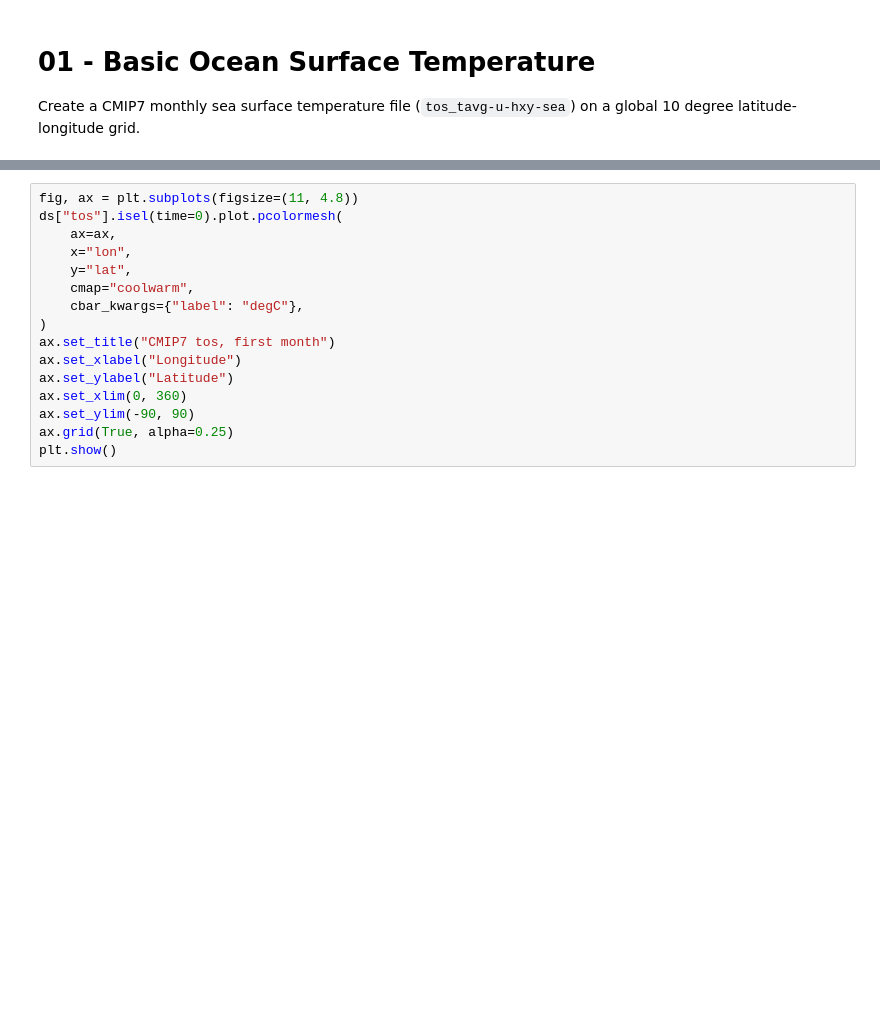
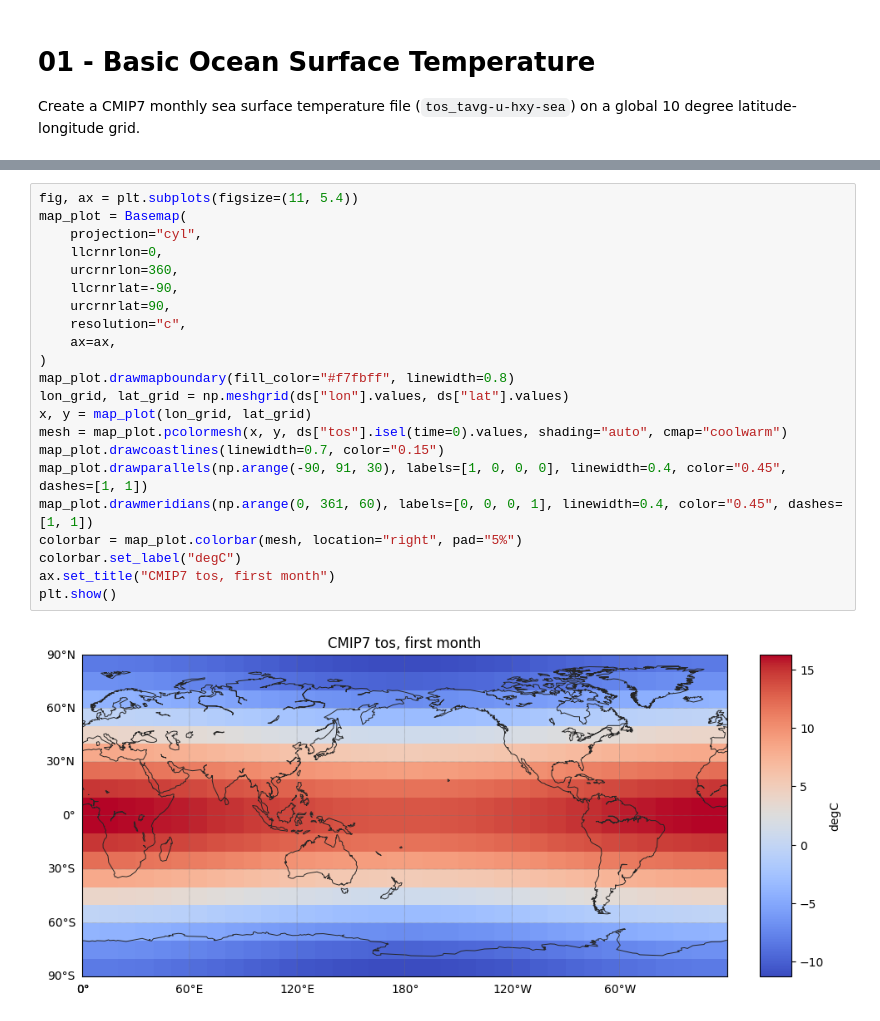
Before and after one commit to PCMDI/cmor, a Jupyter notebook: notebooks/01_basic_ocean_surface_temperature.ipynb, the cells around one changed output, grey strips where cells are left out. Saved outputs shown, nothing was run; the diff lists cells and outputs as text; blank space fills up the shorter version.

Commit message:
Update notebooks README and add map to visualization

```diff
--- a/notebooks/01_basic_ocean_surface_temperature.ipynb
+++ b/notebooks/01_basic_ocean_surface_temperature.ipynb
@@ -121,16 +158,24 @@ print(f"Variable attributes: {dict(ds['tos'].attrs)}")
 # %%
-fig, ax = plt.subplots(figsize=(11, 4.8))
-ds["tos"].isel(time=0).plot.pcolormesh(
+fig, ax = plt.subplots(figsize=(11, 5.4))
+map_plot = Basemap(
+    projection="cyl",
+    llcrnrlon=0,
+    urcrnrlon=360,
+    llcrnrlat=-90,
+    urcrnrlat=90,
+    resolution="c",
     ax=ax,
-    x="lon",
-    y="lat",
-    cmap="coolwarm",
-    cbar_kwargs={"label": "degC"},
 )
+map_plot.drawmapboundary(fill_color="#f7fbff", linewidth=0.8)
+lon_grid, lat_grid = np.meshgrid(ds["lon"].values, ds["lat"].values)
+x, y = map_plot(lon_grid, lat_grid)
+mesh = map_plot.pcolormesh(x, y, ds["tos"].isel(time=0).values, shading="auto", cmap="coolwarm")
+map_plot.drawcoastlines(linewidth=0.7, color="0.15")
+map_plot.drawparallels(np.arange(-90, 91, 30), labels=[1, 0, 0, 0], linewidth=0.4, color="0.45", dashes=[1, 1])
+map_plot.drawmeridians(np.arange(0, 361, 60), labels=[0, 0, 0, 1], linewidth=0.4, color="0.45", dashes=[1, 1])
+colorbar = map_plot.colorbar(mesh, location="right", pad="5%")
+colorbar.set_label("degC")
 ax.set_title("CMIP7 tos, first month")
-ax.set_xlabel("Longitude")
-ax.set_ylabel("Latitude")
-ax.set_xlim(0, 360)
-ax.set_ylim(-90, 90)
-ax.grid(True, alpha=0.25)
 plt.show()
+# %% [output]
+[figure, added]
```
Also changed, not shown: parts of 5 cells of this notebook, 6 other files.
